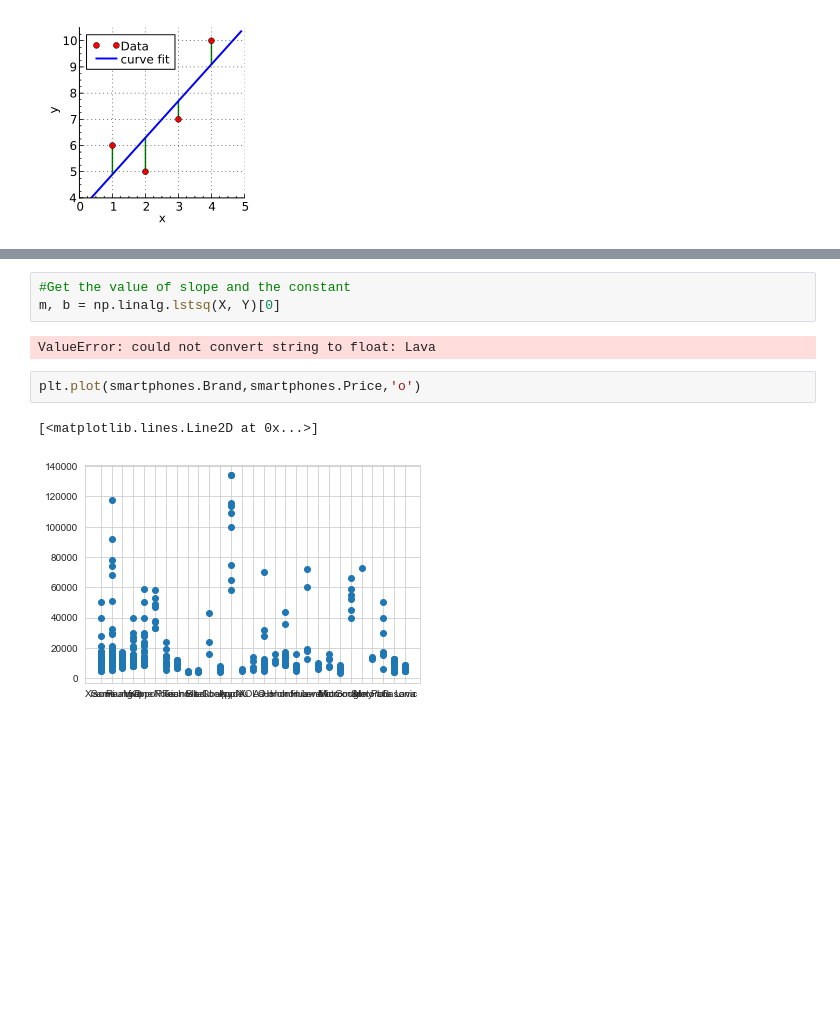
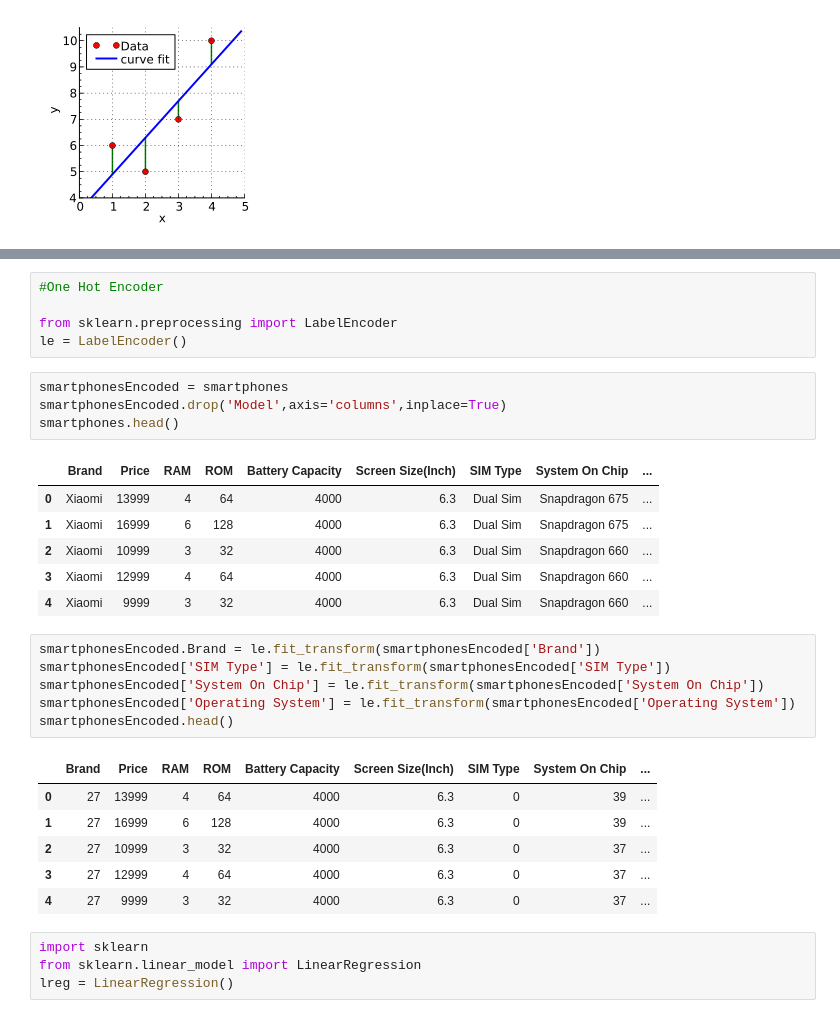
Before and after one commit to sukumarandurai/Data-Science, a Jupyter notebook: Smartphones/Smartphone Price Prediction.ipynb, the cells around one changed output, grey strips where cells are left out. Cells and saved outputs as stored; diff of their text form; blank space fills up the shorter version.

Commit message:
Model In Progress

```diff
--- a/Smartphones/Smartphone Price Prediction.ipynb
+++ b/Smartphones/Smartphone Price Prediction.ipynb
@@ -247,10 +183,33 @@ array([['Xiaomi', 1.0],
-# %%
-#Get the value of slope and the constant
-m, b = np.linalg.lstsq(X, Y)[0]
-# %% [output]
-ValueError: could not convert string to float: Lava
-# %%
-plt.plot(smartphones.Brand,smartphones.Price,'o')
-# %% [output]
-[<matplotlib.lines.Line2D at 0x...>]
-[figure, removed]
+# %%
+#One Hot Encoder
+
+from sklearn.preprocessing import LabelEncoder
+le = LabelEncoder()
+# %%
+smartphonesEncoded = smartphones
+smartphonesEncoded.drop('Model',axis='columns',inplace=True)
+smartphones.head()
+# %% [output]
+|  | Brand | Price | RAM | ROM | Battery Capacity | Screen Size(Inch) | SIM Type | System On Chip | ... |
+| 0 | Xiaomi | 13999 | 4 | 64 | 4000 | 6.3 | Dual Sim | Snapdragon 675 | ... |
+| 1 | Xiaomi | 16999 | 6 | 128 | 4000 | 6.3 | Dual Sim | Snapdragon 675 | ... |
+| 2 | Xiaomi | 10999 | 3 | 32 | 4000 | 6.3 | Dual Sim | Snapdragon 660 | ... |
+| 3 | Xiaomi | 12999 | 4 | 64 | 4000 | 6.3 | Dual Sim | Snapdragon 660 | ... |
+| 4 | Xiaomi | 9999 | 3 | 32 | 4000 | 6.3 | Dual Sim | Snapdragon 660 | ... |
+# %%
+smartphonesEncoded.Brand = le.fit_transform(smartphonesEncoded['Brand'])
+smartphonesEncoded['SIM Type'] = le.fit_transform(smartphonesEncoded['SIM Type'])
+smartphonesEncoded['System On Chip'] = le.fit_transform(smartphonesEncoded['System On Chip'])
+smartphonesEncoded['Operating System'] = le.fit_transform(smartphonesEncoded['Operating System'])
+smartphonesEncoded.head()
+# %% [output]
+|  | Brand | Price | RAM | ROM | Battery Capacity | Screen Size(Inch) | SIM Type | System On Chip | ... |
+| 0 | 27 | 13999 | 4 | 64 | 4000 | 6.3 | 0 | 39 | ... |
+| 1 | 27 | 16999 | 6 | 128 | 4000 | 6.3 | 0 | 39 | ... |
+| 2 | 27 | 10999 | 3 | 32 | 4000 | 6.3 | 0 | 37 | ... |
+| 3 | 27 | 12999 | 4 | 64 | 4000 | 6.3 | 0 | 37 | ... |
+| 4 | 27 | 9999 | 3 | 32 | 4000 | 6.3 | 0 | 37 | ... |
+# %%
+import sklearn
+from sklearn.linear_model import LinearRegression
+lreg = LinearRegression()
```
Also changed, not shown: parts of 17 cells of this notebook.
